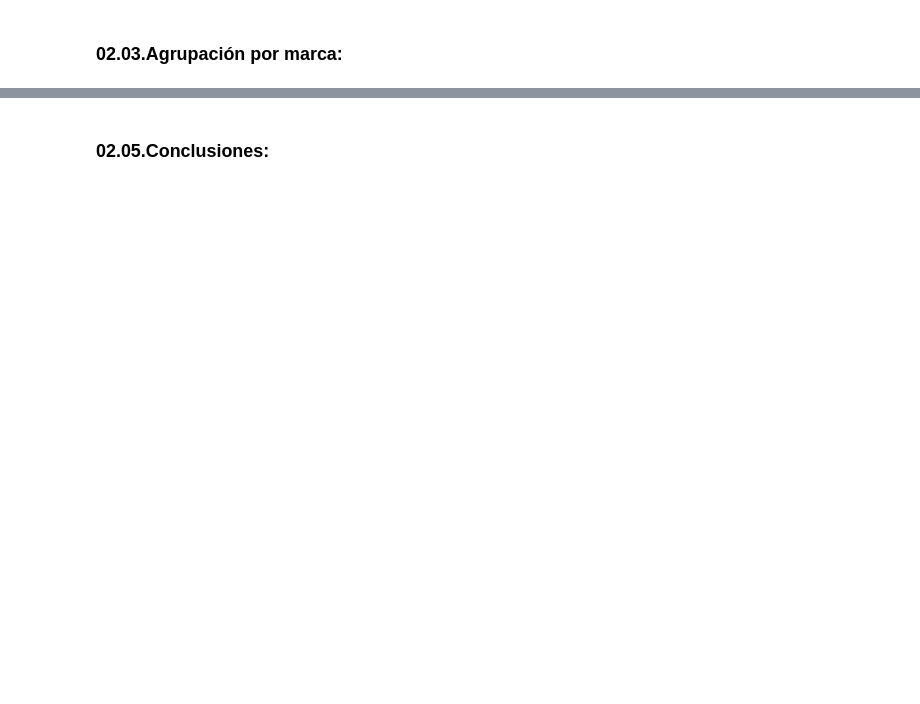
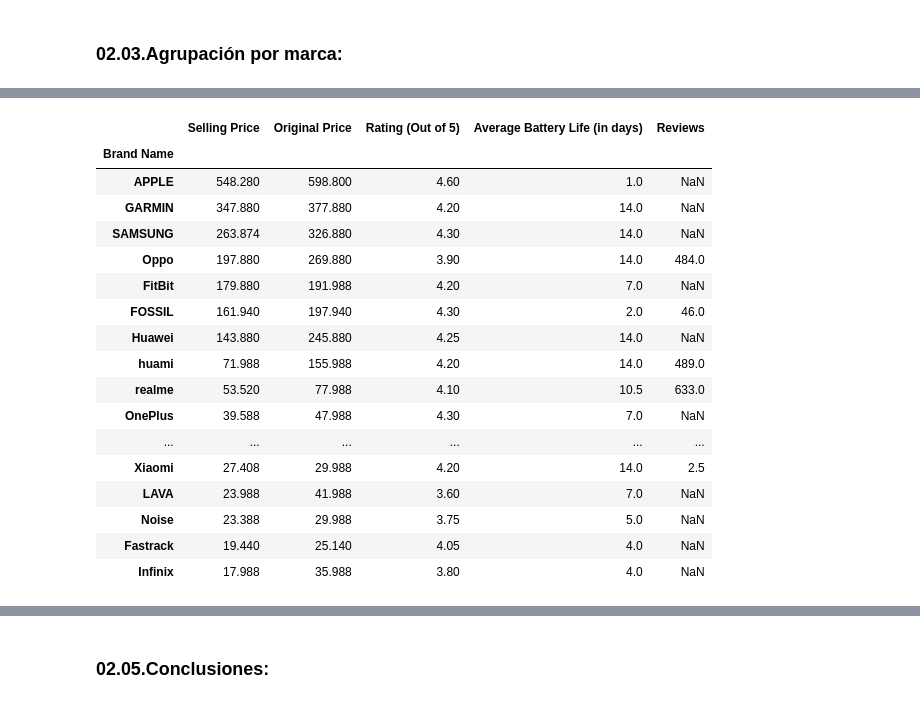
Before and after one commit to AlvaroSimonMerino/TrainingPython, a Jupyter notebook: 01_Python/01_PracticaPython/02_Codigo/PracticaPython_POCD.ipynb, the cells around one changed output, grey strips where cells are left out. Saved outputs shown, nothing was run; the diff lists cells and outputs as text; code cells hidden in the pictures; blank space fills up the shorter version.

```diff
--- a/01_Python/01_PracticaPython/02_Codigo/PracticaPython_POCD.ipynb
+++ b/01_Python/01_PracticaPython/02_Codigo/PracticaPython_POCD.ipynb
@@ -395,0 +603,22 @@ sw_df_menor.max().select_dtypes(include = numerics)
+# %%
+# Mediana de las variables númericas
+br_df.median().sort_values("Selling Price", ascending = False)
+# %% [output]
+|  | Selling Price | Original Price | Rating (Out of 5) | Average Battery Life (in days) | Reviews |
+| Brand Name |  |  |  |  |  |
+| APPLE | 548.280 | 598.800 | 4.60 | 1.0 | NaN |
+| GARMIN | 347.880 | 377.880 | 4.20 | 14.0 | NaN |
+| SAMSUNG | 263.874 | 326.880 | 4.30 | 14.0 | NaN |
+| Oppo | 197.880 | 269.880 | 3.90 | 14.0 | 484.0 |
+| FitBit | 179.880 | 191.988 | 4.20 | 7.0 | NaN |
+| FOSSIL | 161.940 | 197.940 | 4.30 | 2.0 | 46.0 |
+| Huawei | 143.880 | 245.880 | 4.25 | 14.0 | NaN |
+| huami | 71.988 | 155.988 | 4.20 | 14.0 | 489.0 |
+| realme | 53.520 | 77.988 | 4.10 | 10.5 | 633.0 |
+| OnePlus | 39.588 | 47.988 | 4.30 | 7.0 | NaN |
+| ... | ... | ... | ... | ... | ... |
+| Xiaomi | 27.408 | 29.988 | 4.20 | 14.0 | 2.5 |
+| LAVA | 23.988 | 41.988 | 3.60 | 7.0 | NaN |
+| Noise | 23.388 | 29.988 | 3.75 | 5.0 | NaN |
+| Fastrack | 19.440 | 25.140 | 4.05 | 4.0 | NaN |
+| Infinix | 17.988 | 35.988 | 3.80 | 4.0 | NaN |
```
Also changed, not shown: parts of 67 cells of this notebook.
